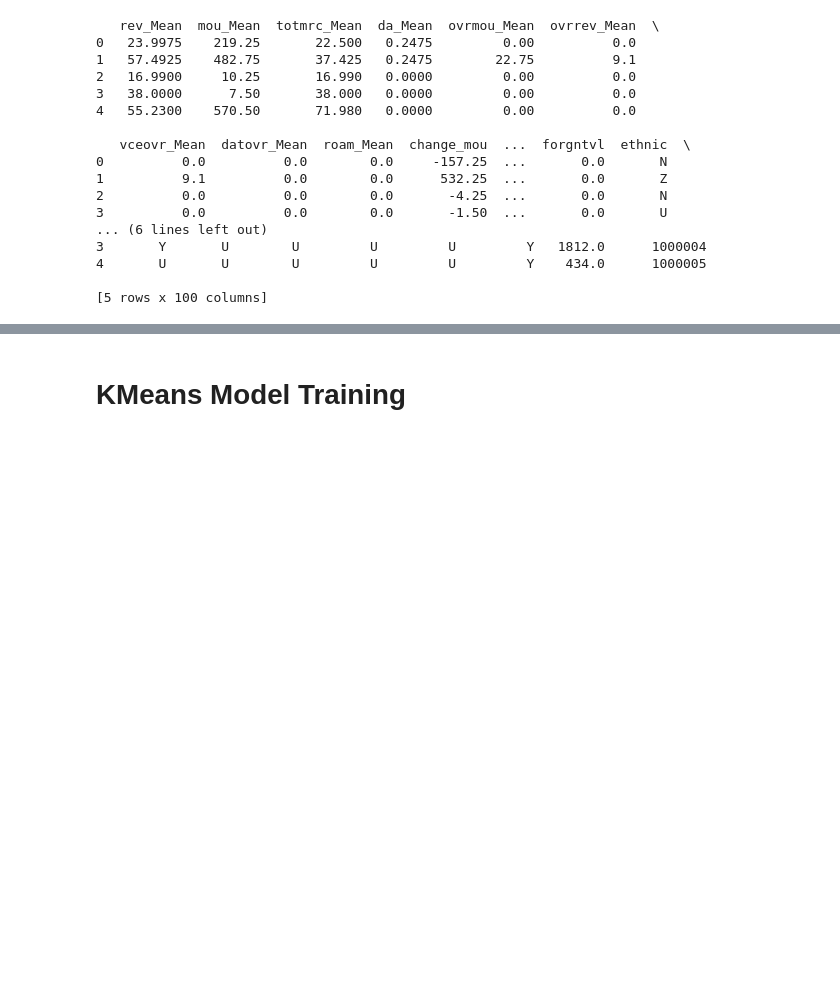
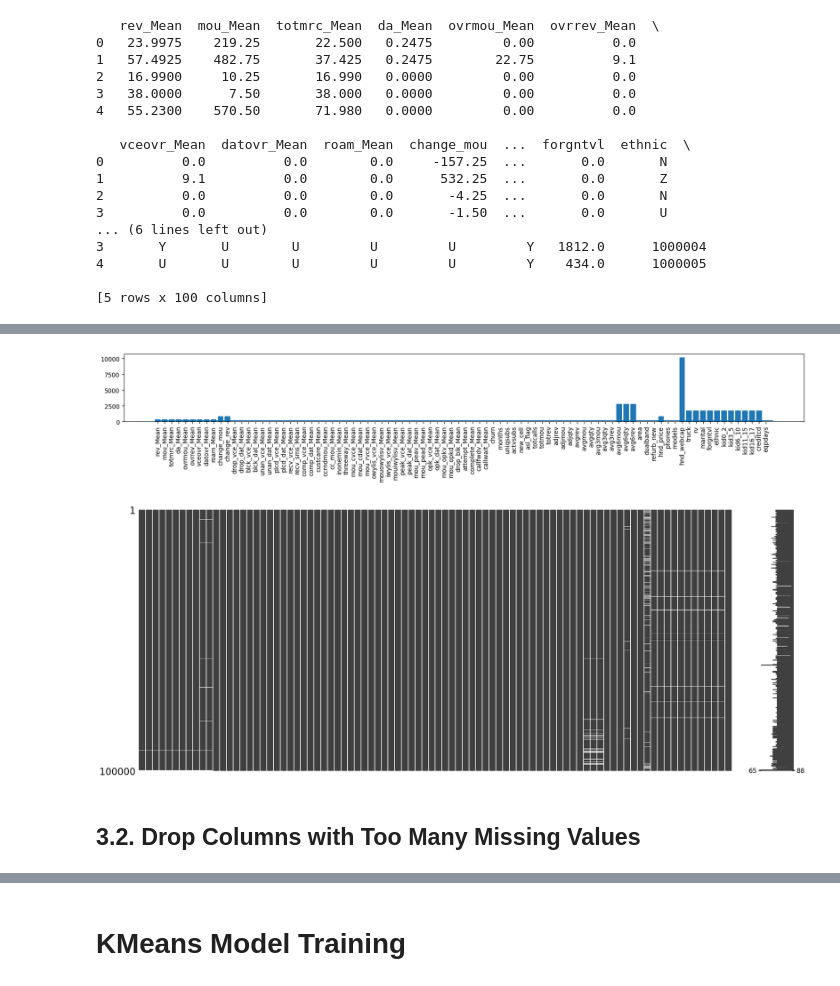
Before and after one commit to Hackyeahh/comm493-cloud-crusaders, a Jupyter notebook: main clustering.ipynb, the cells around one changed output, grey strips where cells are left out. Drawn from its saved outputs; the diff is of its cells as text; code cells hidden in the pictures; blank space fills up the shorter version.

```diff
--- a/main clustering.ipynb
+++ b/main clustering.ipynb
@@ -192,0 +237,25 @@ df.
+# %%
+DROP_THREASHOLD = 0.20
+
+
+plt.figure(figsize=(20,2))
+plt.bar(df.columns, df.isna().sum())
+plt.hlines(y=1000*DROP_THREASHOLD, xmin=0, xmax=df.columns.shape)
+plt.xticks(rotation=90)
+plt.show()
+
+msno.matrix(df)
+plt.show()
+
+# plt.figure(figsize=(30,2))
+# sns.heatmap(df)
+# plt.bar(df.columns, df.isna().sum())
+# plt.show()
+
+# plt.plot()
+# df.isna().sum()
+# %% [output]
+[figure, added]
+[figure, added]
+# %% [markdown]
+## 3.2. Drop Columns with Too Many Missing Values
```
Also changed, not shown: parts of 32 cells of this notebook.
